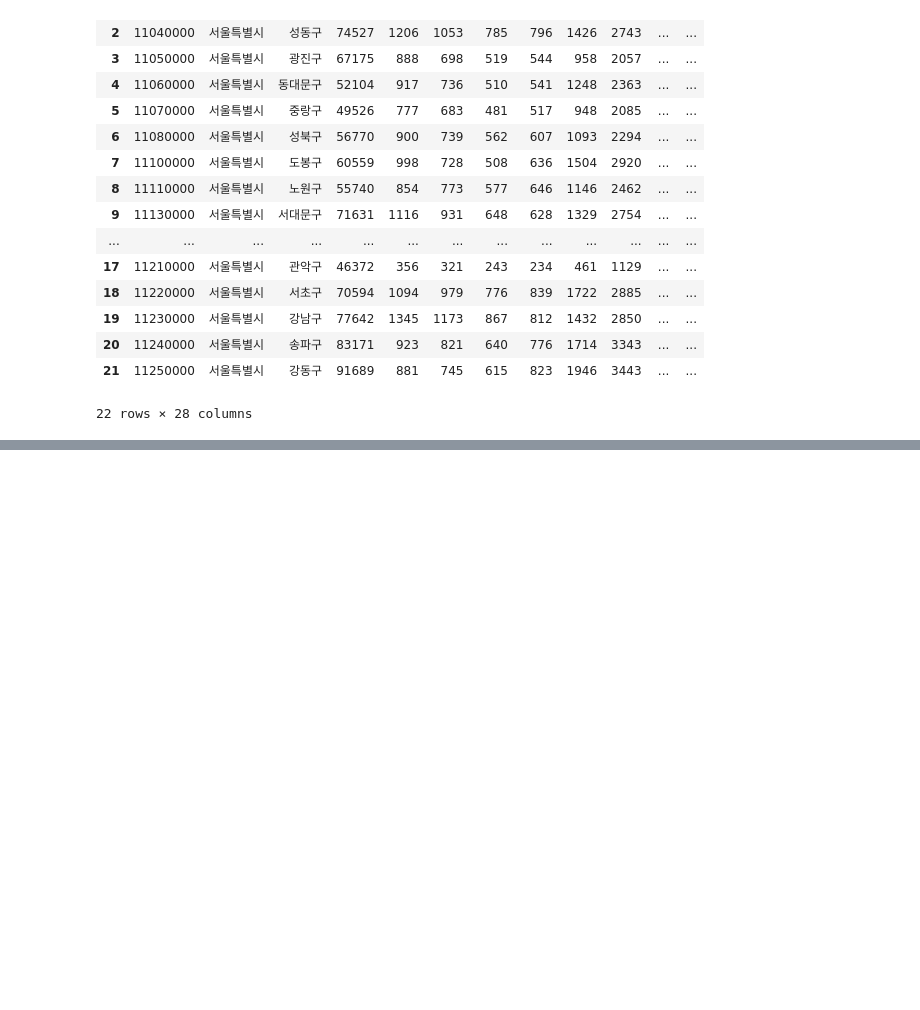
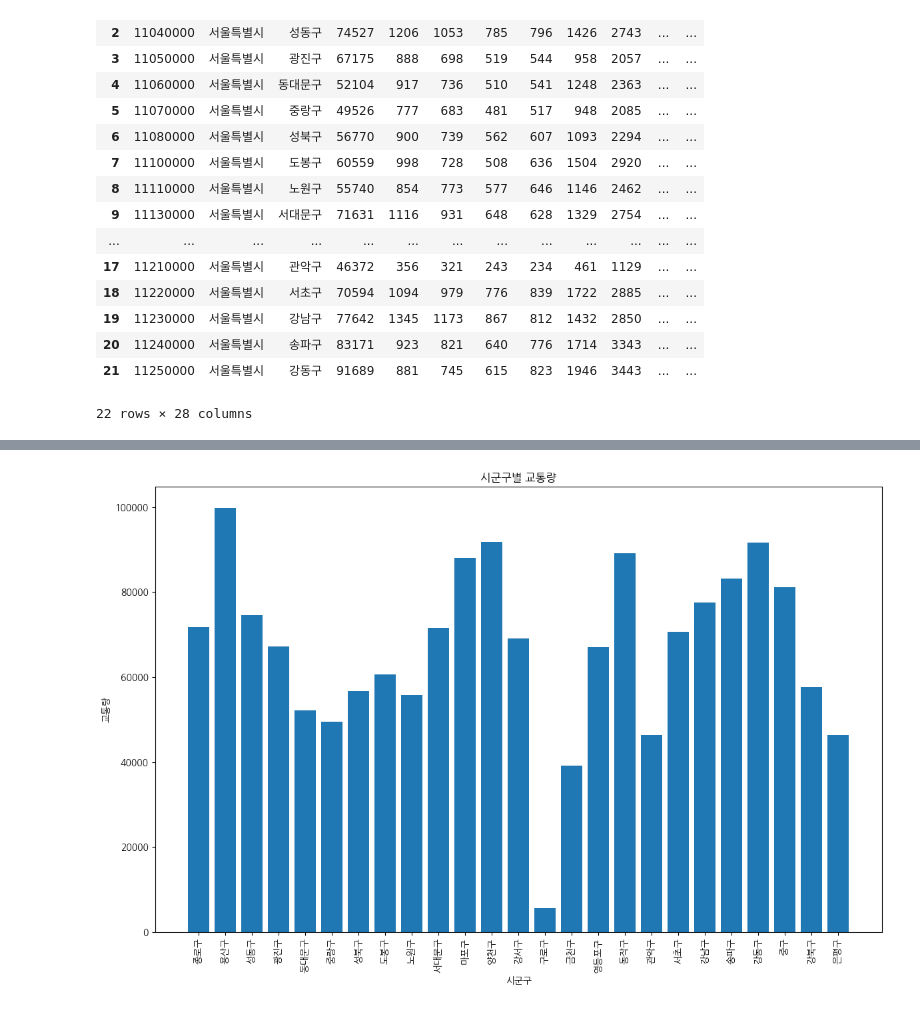
Before and after one commit to b00kkk/PythonProject2024-1, a Jupyter notebook: 교통량.ipynb, the cells around one changed output, grey strips where cells are left out. Drawn from its saved outputs; the diff is of its cells as text; code cells hidden in the pictures; blank space fills up the shorter version.

```diff
--- a/교통량.ipynb
+++ b/교통량.ipynb
@@ -174 +197,4 @@ traffic
 25 rows × 28 columns
+# %%
+traffic['시군구'] = traffic['시군구'].astype(str)
+traffic['전일'] = pd.to_numeric(traffic['전일'])
@@ -174,0 +203,12 @@ traffic
+# %%
+plt.figure(figsize=(12, 8))
+plt.rc('font', family='NanumGothic')
+plt.bar(traffic['시군구'], traffic['전일'])
+plt.xlabel('시군구')
+plt.ylabel('교통량')
+plt.title('시군구별 교통량')
+plt.xticks(rotation=90)  # x축 라벨을 90도 회전하여 표시
+plt.tight_layout()
+plt.show()
+# %% [output]
+[figure, added]
```
Also changed, not shown: parts of 10 cells of this notebook.
